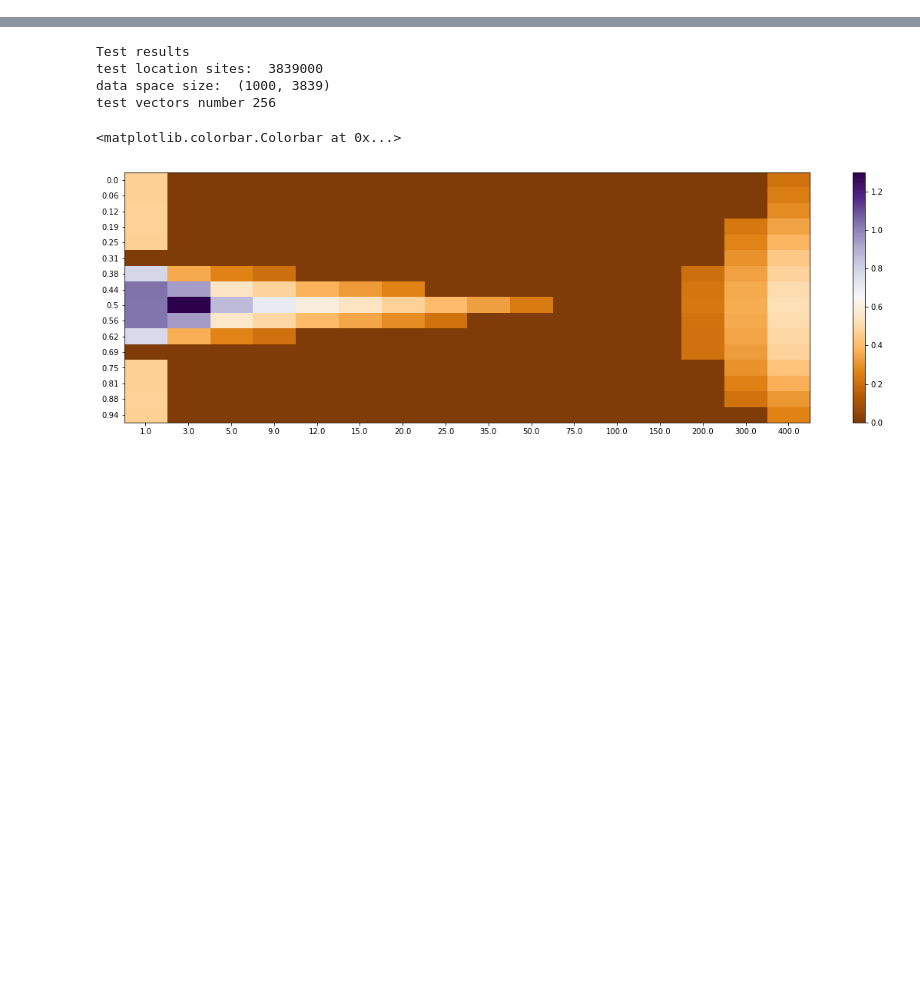
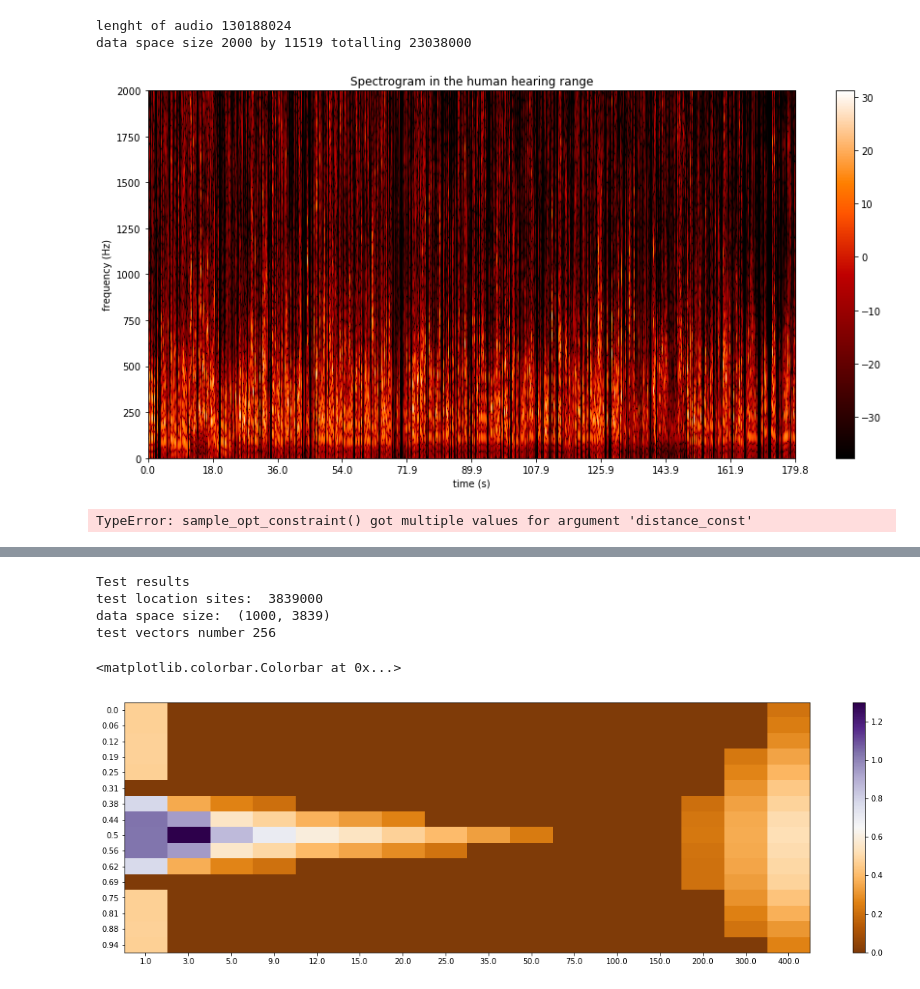
Before and after one commit to antonkatz/audio-search, a Jupyter notebook: pattern-finding-non-binary.ipynb, the cells around one changed output, grey strips where cells are left out. Cells and saved outputs as stored; diff of their text form; code cells hidden in the pictures; blank space fills up the shorter version.

```diff
--- a/pattern-finding-non-binary.ipynb
+++ b/pattern-finding-non-binary.ipynb
@@ -198,0 +14,58 @@ _discard = plt.legend(j, bbox_to_anchor=(1.10, 1))
+# %%
+import importlib
+from tools import tools
+from matplotlib import pyplot as plt
+import importlib
+importlib.reload(tools)
+
+# sample_rate, wav_data = scipy.io.wavfile.read("audio-files/kombucha.wav")
+sample_rate, wav_data = sp.io.wavfile.read("audio-files/radiolab_crispr.wav")
+# sample_rate, wav_data = sp.io.wavfile.read("audio-files/relief.wav")
+
+# filtering out commercials
+start_point = 130 * sample_rate
+
+## taking just one channel
+audio_data = wav_data[:, 1]
+audio_data = audio_data[start_point:]
+
+
+segment_length = int(sample_rate/32)
+overlap = int(segment_length / 2)
+freq_bins, time_points, spectrogram = tools.generateSpectrogram(
+    audio_data, segment_length, sample_rate, overlap, 2000, 180)
+specdb = tools.todB(spectrogram + 1)
+
+# plotting
+f = tools.plotSpectrogram(specdb[:,0:50], time_points[0:50])
+
+# additional info
+dbmax, dbmin = np.max(specdb), np.min(specdb)
+dbrange = dbmax - dbmin
+print("lenght of audio", len(audio_data))
+print("data space size", specdb.shape[0], "by", specdb.shape[1], "totalling", specdb.shape[0] * specdb.shape[1], )
+# %% [output]
+lenght of audio 130188024
+data space size 2000 by 11519 totalling 23038000
+[figure, added]
+# %%
+importlib.reload(tools)
+
+limitd = 1000
+num_samples = 100
+# sample with the angles constrained
+sample_ca = tools.sample_opt_constraint(specdb, num_samples, limitx, limity, angle_constraint=0)
+sample_cd = tools.sample_opt_constraint(specdb, num_samples, limitx, limity, distance_const=1)
+sample_cad = tools.sample_opt_constraint(specdb, num_samples, limitx, limity, angle_constraint=0, distance_const=1)
+
+h_ca, b_ca = np.histogram(sample_ca, bins=int(np.ceil(dbrange*2)), range=(-dbrange, dbrange), density=True)
+h_cd, b_cd = np.histogram(sample_cd, bins=int(np.ceil(dbrange*2)), range=(-dbrange, dbrange), density=True)
+h_cad, b_cad = np.histogram(sample_cad, bins=int(np.ceil(dbrange*2)), range=(-dbrange, dbrange), density=True)
+
+fig = plt.figure(figsize=(15,10))
+plt.plot(b_ca[1:], h_ca * h_cd)
+plt.plot(b_cad[1:], h_cad)
+plt.vlines([0,1], 0, np.max(np.concatenate((h_ca, h_cd, h_cad))), linestyles="dotted", colors="#797DB8")
+_discard = plt.legend(["a comb b", "a=0; d=1"], bbox_to_anchor=(1.12, 1))
+# %% [output]
+TypeError: sample_opt_constraint() got multiple values for argument 'distance_const'
```
Also changed, not shown: parts of 8 cells of this notebook, 4 other files.
